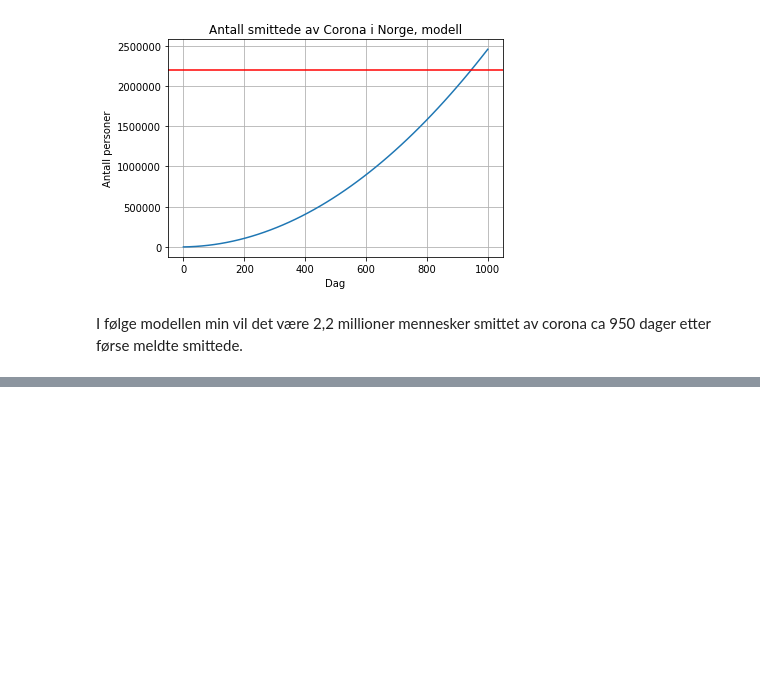
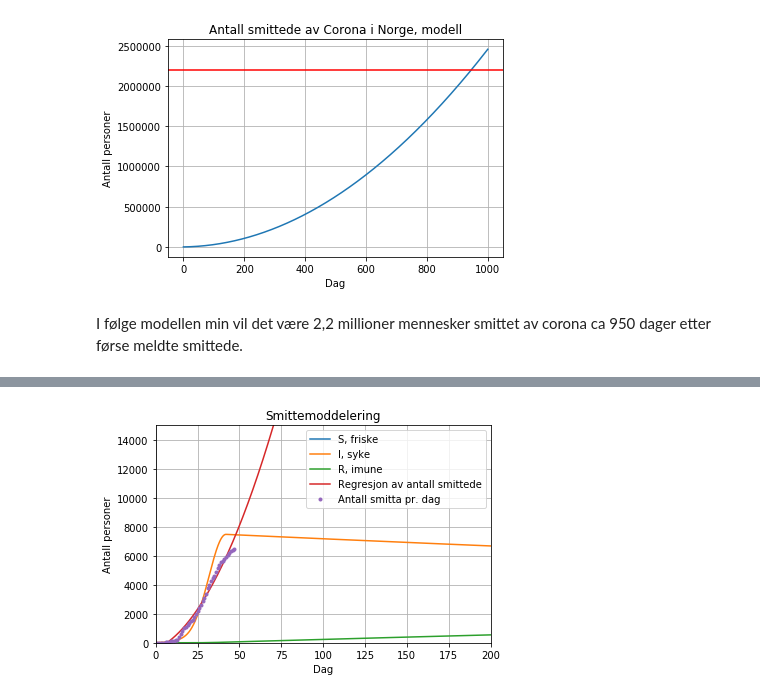
Before and after one commit to mathildemills/Promod, a Jupyter notebook: Epidemiologi.ipynb, the cells around one changed output, grey strips where cells are left out. Drawn from its saved outputs; the diff is of its cells as text; code cells hidden in the pictures; blank space fills up the shorter version.

```diff
--- a/Epidemiologi.ipynb
+++ b/Epidemiologi.ipynb
@@ -127,11 +127,10 @@ show()
 from pylab import*
 
 data = loadtxt('coronatall.txt',delimiter=' ')
-loadtxt
 
 dag = data[:,0]
 antall = data[:,1]
-mdag = linspace(0, 1000)
+mdag = linspace(0,1000,1000)
 
 p3 = polyfit(dag, antall, 2)
 
@@ -200,0 +169,59 @@ show()
+# %%
+from pylab import*
+
+def SIR(n,b,f,S0,I0,R0):
+    t0 = 0
+    t1 = 1500
+    t = linspace(t0,t1,n)
+    dt = t[1] - t[0]
+
+    S = zeros(n)
+    I = zeros(n)
+    R = zeros(n)
+
+    S[0] = S0
+    I[0] = I0
+    R[0] = R0
+
+    for i in range(n-1):
+        S[i+1] = S[i] - dt*b(t[i])*S[i]*I[i]
+        I[i+1] = I[i] + dt*(b(t[i])*S[i]*I[i]-f(t[i])*I[i])
+        R[i+1] = R[i] + dt*f(t[i])*I[i]
+    return t,S,I,R
+
+b1 = 3.775E-8
+b2 = 1.8E-9
+
+def f(t):
+    return 0.00045
+
+def b(t):
+    if t < 21:
+        return b1
+    elif t >= 21 and t < 42:
+        return b1 - (t-21)*b2
+    else:
+        return b1 - 21*b2
+
+
+n = 10000
+N = 5300000
+S0 = N - 15
+I0 = 15
+R0 = 0
+
+t,S,I,R = SIR(n,b,f,S0,I0,R0)
+
+plot(t,S,t,I,t,R)
+plot(mdag,polyval(p3,mdag))
+plot(dag,antall,'.')
+legend(["S, friske","I, syke","R, imune","Regresjon av antall smittede", "Antall smitta pr. dag"])
+title("Smittemoddelering")
+xlabel("Dag")
+ylabel("Antall personer")
+xlim(0,200)
+ylim(0,15000)
+grid()
+show()
+# %% [output]
+[figure, added]
```
Also changed, not shown: parts of 3 cells of this notebook.
